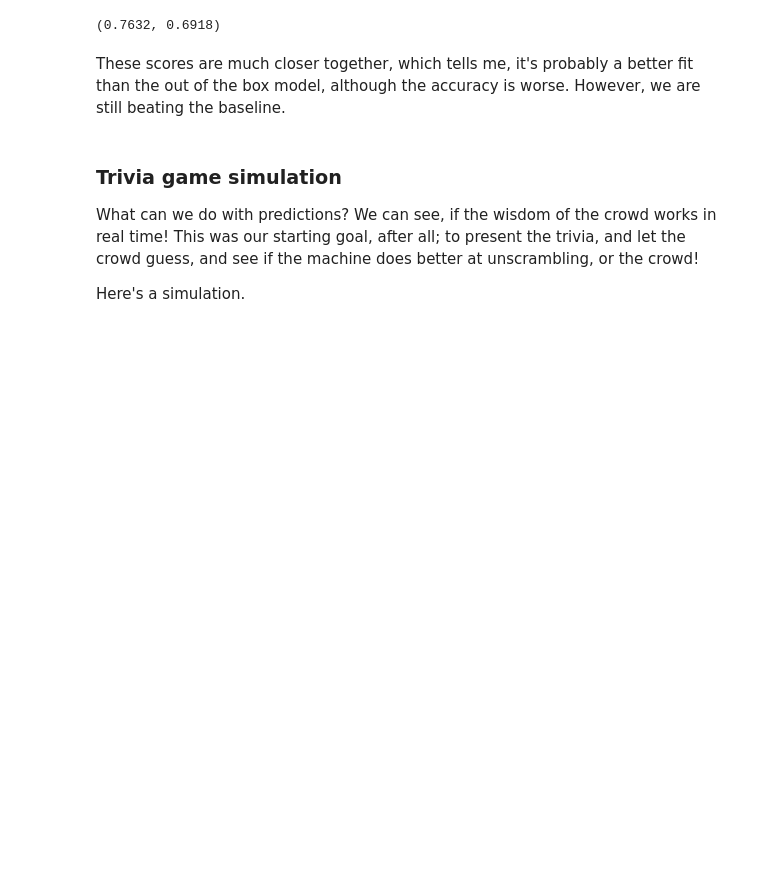
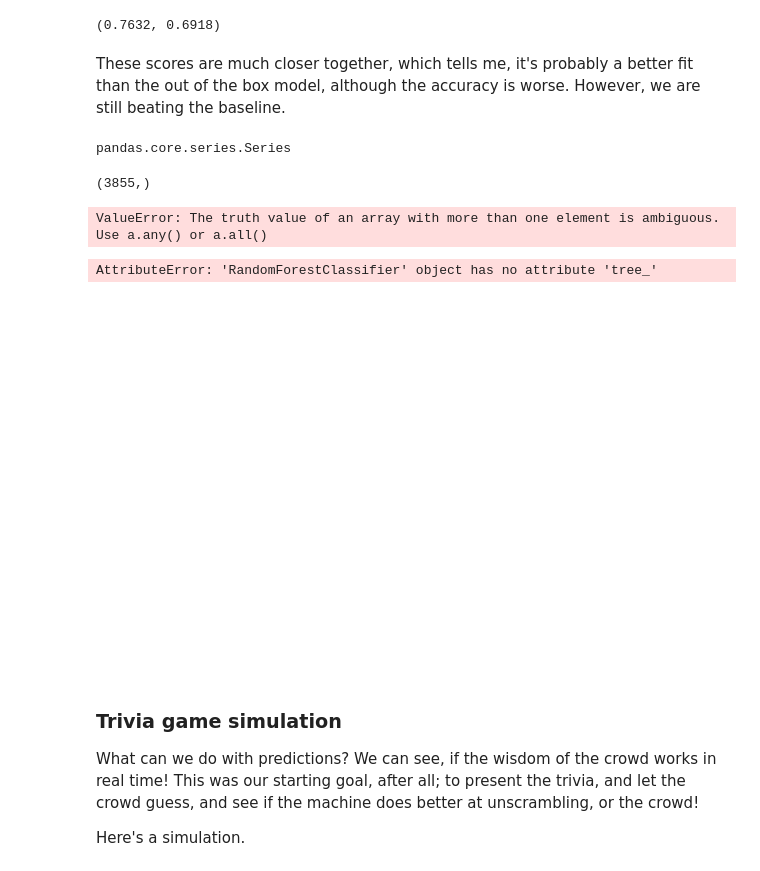
Before and after one commit to cotica/reddit_classifier, a Jupyter notebook: code/Project-3-Scraping-Subreddits-EDA-Modeling.ipynb, the cells around one changed output. Cells and saved outputs as stored; diff of their text form; code cells hidden in the pictures; blank space fills up the shorter version.

```diff
--- a/code/Project-3-Scraping-Subreddits-EDA-Modeling.ipynb
+++ b/code/Project-3-Scraping-Subreddits-EDA-Modeling.ipynb
@@ -965,10 +965,35 @@ grid_search_cv.score(X_train, y_train).round(4), grid_search_cv.score(
 (0.7632, 0.6918)
 # %% [markdown]
 These scores are much closer together, which tells me, it's probably a better fit than the out of the box model, although the accuracy is worse. However, we are still beating the baseline.
+# %%
+type(y_test)
+# %% [output]
+pandas.core.series.Series
+# %%
+#match test and pred shape to build confusion matrix
+y_test.drop(y_test.index[0], inplace=True)
+y_test.shape
+# %% [output]
+(3855,)
 # %%
 #add confusion matrix, all the other class. metrics -- sensitivity, precision, recall, etc.
+tn, fp, fn, tp = confusion_matrix(y_test, preds).ravel()
+# %% [output]
+ValueError: The truth value of an array with more than one element is ambiguous. Use a.any() or a.all()
 # %%
 #visualization: how the forest picks the splits - nice to have
+
+# Establish size of figure.
+plt.figure(figsize = (50, 30))
+
+# Plot our tree.
+plot_tree(grid_search_cv.best_estimator_,
+          feature_names = X_train.columns,
+          class_names = ['Dead', 'Survived'],
+          filled = True);
+# %% [output]
+AttributeError: 'RandomForestClassifier' object has no attribute 'tree_'
+[figure, added]
 # %% [markdown]
 ### Trivia game simulation
 
```
